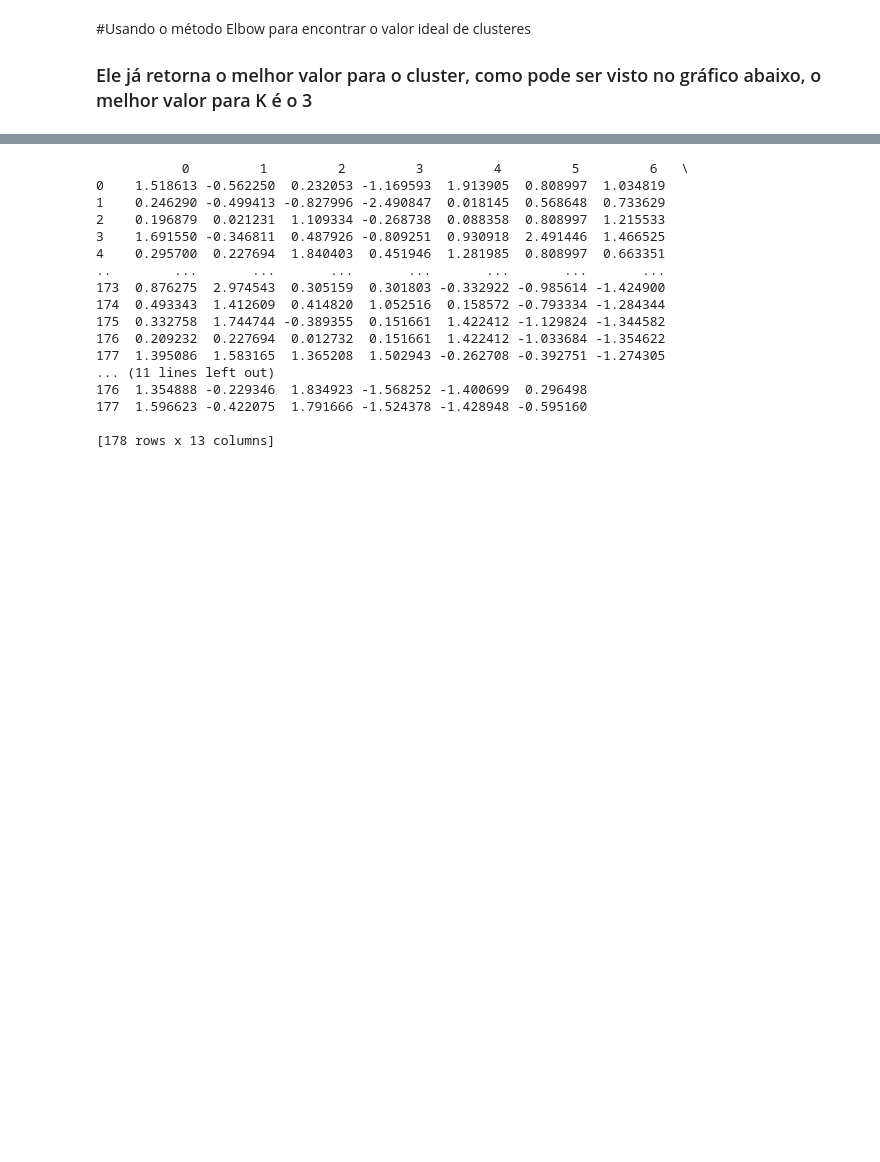
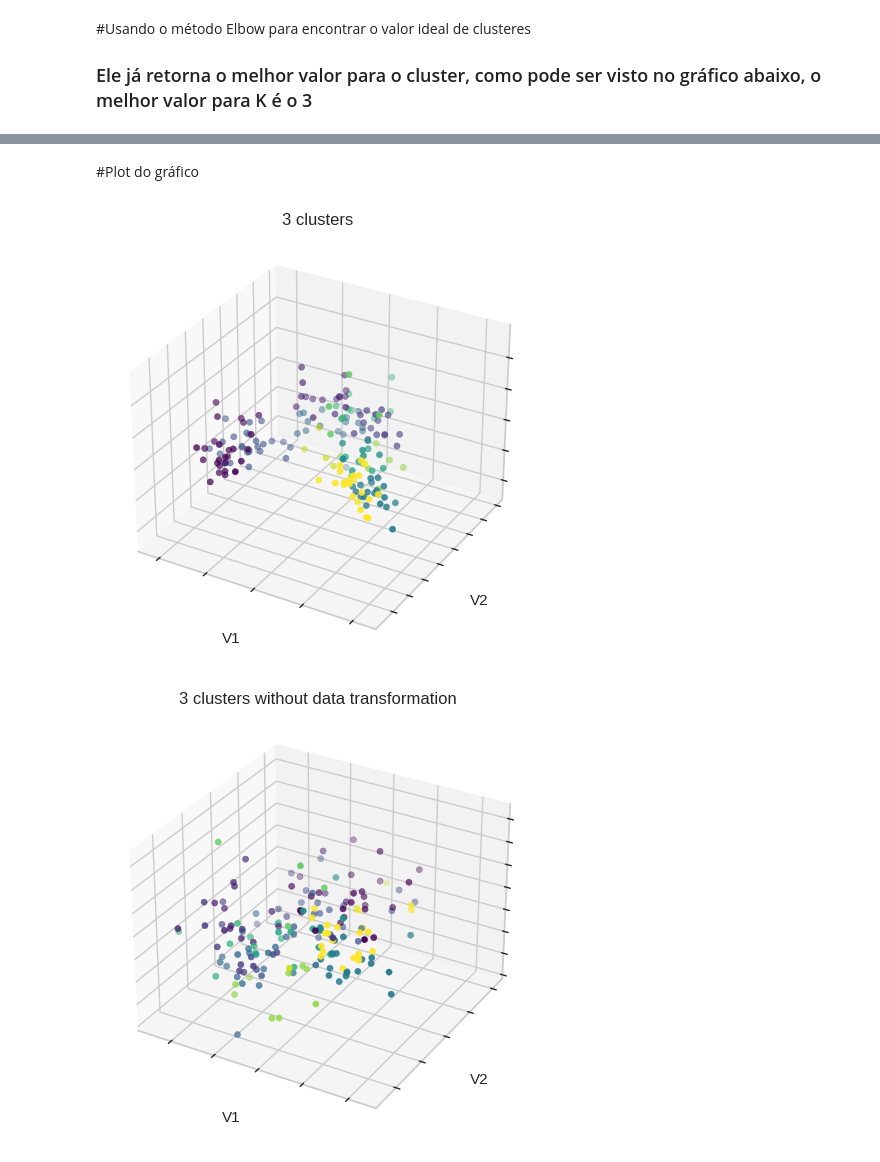
Before and after one commit to GuilhermeMaciel75/Projeto_Clustering, a Jupyter notebook: K_medoids.ipynb, the cells around one changed output, grey strips where cells are left out. Cells and saved outputs as stored; diff of their text form; code cells hidden in the pictures; blank space fills up the shorter version.

```diff
--- a/K_medoids.ipynb
+++ b/K_medoids.ipynb
@@ -112,20 +111,22 @@ Valor da Silhouette 13 clusters: 0.19695692847621843
-# %%
-print(x)
-# %% [output]
-           0         1         2         3         4         5         6   \
-0    1.518613 -0.562250  0.232053 -1.169593  1.913905  0.808997  1.034819
-1    0.246290 -0.499413 -0.827996 -2.490847  0.018145  0.568648  0.733629
-2    0.196879  0.021231  1.109334 -0.268738  0.088358  0.808997  1.215533
-3    1.691550 -0.346811  0.487926 -0.809251  0.930918  2.491446  1.466525
-4    0.295700  0.227694  1.840403  0.451946  1.281985  0.808997  0.663351
-..        ...       ...       ...       ...       ...       ...       ...
-173  0.876275  2.974543  0.305159  0.301803 -0.332922 -0.985614 -1.424900
-174  0.493343  1.412609  0.414820  1.052516  0.158572 -0.793334 -1.284344
-175  0.332758  1.744744 -0.389355  0.151661  1.422412 -1.129824 -1.344582
-176  0.209232  0.227694  0.012732  0.151661  1.422412 -1.033684 -1.354622
-177  1.395086  1.583165  1.365208  1.502943 -0.262708 -0.392751 -1.274305
-... (11 lines left out)
-176  1.354888 -0.229346  1.834923 -1.568252 -1.400699  0.296498
-177  1.596623 -0.422075  1.791666 -1.524378 -1.428948 -0.595160
-
-[178 rows x 13 columns]
+# %% [markdown]
+#Plot do gráfico
+# %%
+for name, model, data in estimators:
+    #Plot Graph
+    fig = plt.figure()
+    ax = fig.add_subplot(111, projection='3d')
+    ax.scatter(data[0], data[1], data[2], c=labels, cmap="viridis")
+    ax.xaxis.set_ticklabels([])
+    ax.yaxis.set_ticklabels([])
+    ax.zaxis.set_ticklabels([])
+    ax.set_xlabel("V1")
+    ax.set_ylabel("V2")
+    ax.set_zlabel("V3")
+    ax.set_title(name)
+
+    fignum = fignum + 1
+
+plt.show()
+# %% [output]
+[figure, added]
+[figure, added]
```
Also changed, not shown: parts of 8 cells of this notebook.
